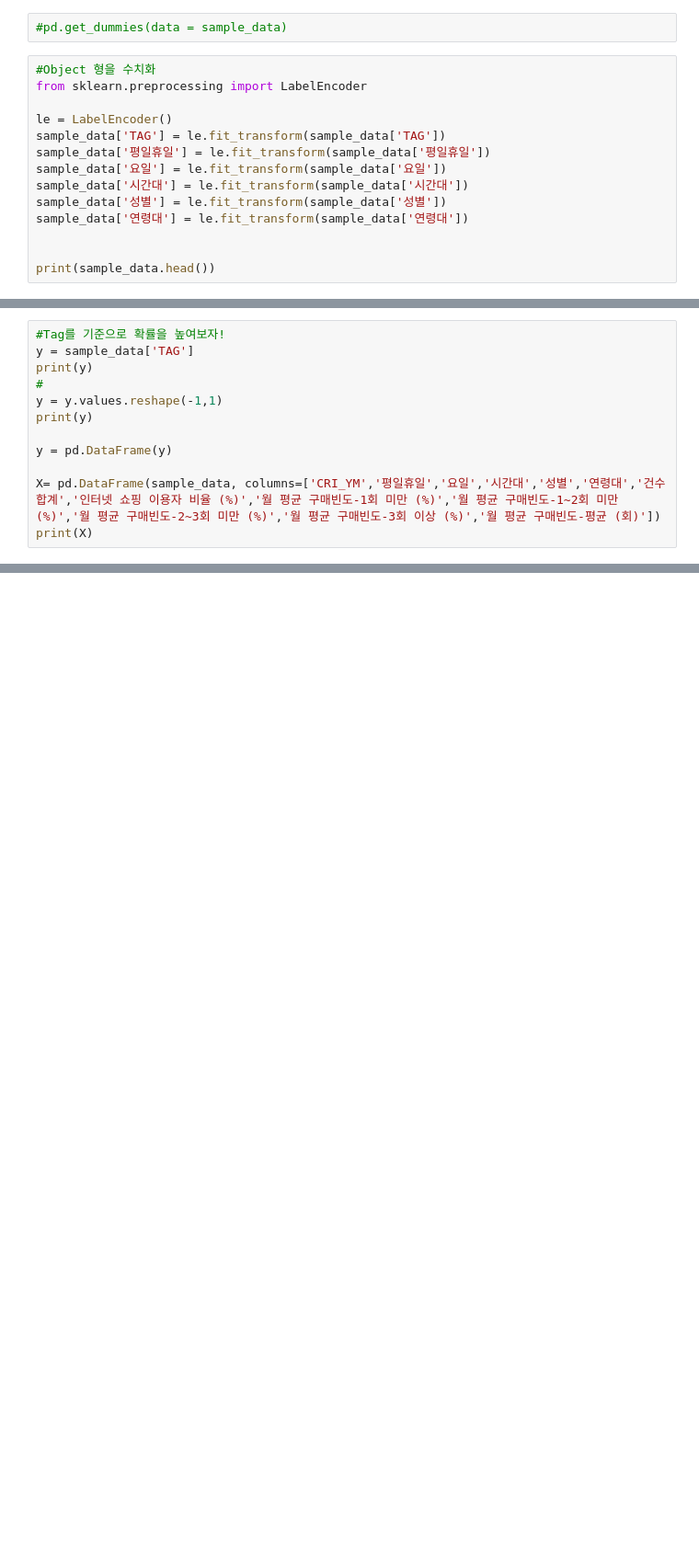
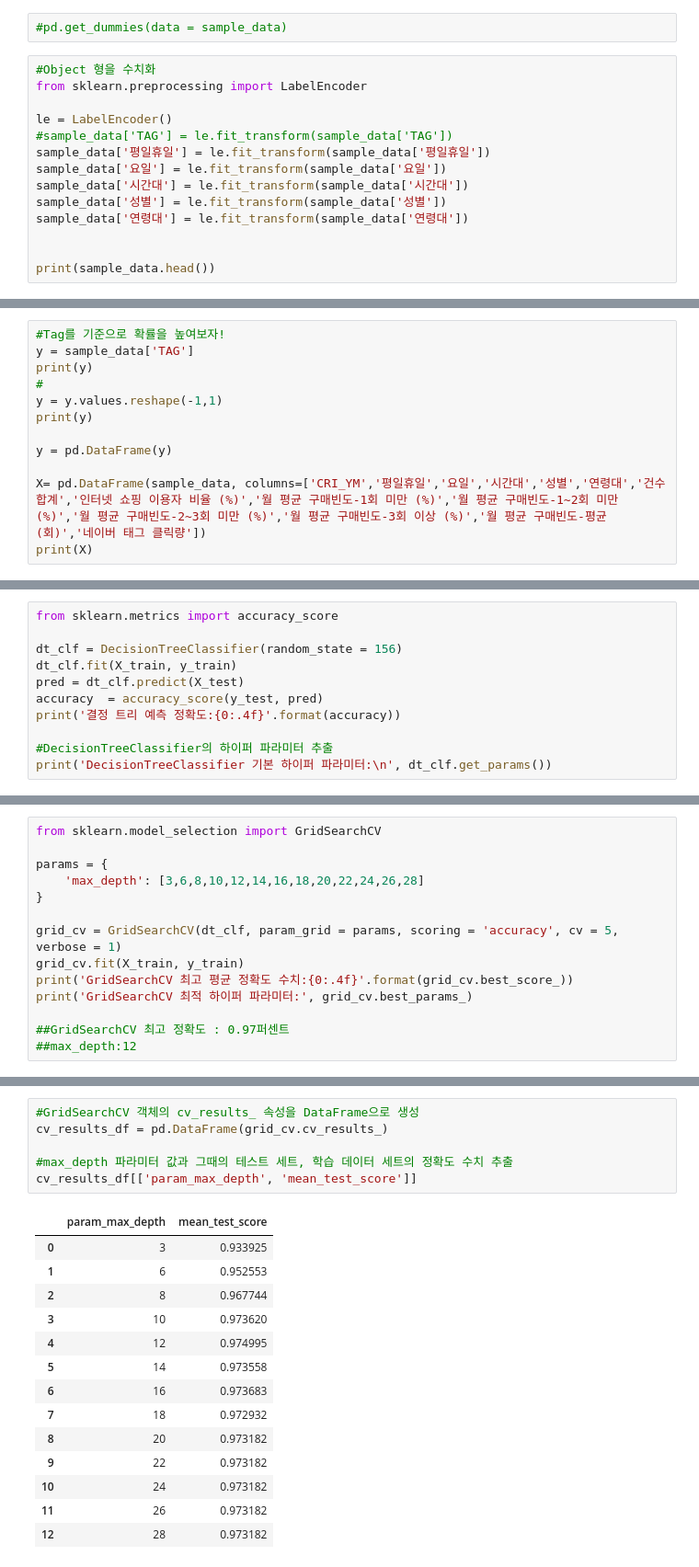
Before and after one commit to Shin-Sangseok/ShoppingMallAdd, a Jupyter notebook: Shop.ipynb, the cells around one changed output, grey strips where cells are left out. Shown at 92% size. Cells and saved outputs as stored; diff of their text form; blank space fills up the shorter version.

```diff
--- a/Shop.ipynb
+++ b/Shop.ipynb
@@ -67,7 +128,7 @@ Name: 연령대, dtype: int64
 from sklearn.preprocessing import LabelEncoder
 
 le = LabelEncoder()
-sample_data['TAG'] = le.fit_transform(sample_data['TAG'])
+#sample_data['TAG'] = le.fit_transform(sample_data['TAG'])
 sample_data['평일휴일'] = le.fit_transform(sample_data['평일휴일'])
 sample_data['요일'] = le.fit_transform(sample_data['요일'])
 sample_data['시간대'] = le.fit_transform(sample_data['시간대'])
@@ -107,6 +168,6 @@ print(y)
 
 y = pd.DataFrame(y)
 
-X= pd.DataFrame(sample_data, columns=['CRI_YM','평일휴일','요일','시간대','성별','연령대','건수합계','인터넷 쇼핑 이용자 비율 (%)','월 평균 구매빈도-1회 미만 (%)','월 평균 구매빈도-1~2회 미만 (%)','월 평균 구매빈도-2~3회 미만 (%)','월 평균 구매빈도-3회 이상 (%)','월 평균 구매빈도-평균 (회)'])
+X= pd.DataFrame(sample_data, columns=['CRI_YM','평일휴일','요일','시간대','성별','연령대','건수합계','인터넷 쇼핑 이용자 비율 (%)','월 평균 구매빈도-1회 미만 (%)','월 평균 구매빈도-1~2회 미만 (%)','월 평균 구매빈도-2~3회 미만 (%)','월 평균 구매빈도-3회 이상 (%)','월 평균 구매빈도-평균 (회)','네이버 태그 클릭량'])
 print(X)
 # %% [output]
@@ -147,0 +238,11 @@ DecisionTreeClassifier(random_state=156)
+# %%
+from sklearn.metrics import accuracy_score
+
+dt_clf = DecisionTreeClassifier(random_state = 156)
+dt_clf.fit(X_train, y_train)
+pred = dt_clf.predict(X_test)
+accuracy  = accuracy_score(y_test, pred)
+print('결정 트리 예측 정확도:{0:.4f}'.format(accuracy))
+
+#DecisionTreeClassifier의 하이퍼 파라미터 추출
+print('DecisionTreeClassifier 기본 하이퍼 파라미터:\n', dt_clf.get_params())
@@ -147,0 +253,14 @@ DecisionTreeClassifier(random_state=156)
+# %%
+from sklearn.model_selection import GridSearchCV
+
+params = {
+    'max_depth': [3,6,8,10,12,14,16,18,20,22,24,26,28]
+}
+
+grid_cv = GridSearchCV(dt_clf, param_grid = params, scoring = 'accuracy', cv = 5, verbose = 1)
+grid_cv.fit(X_train, y_train)
+print('GridSearchCV 최고 평균 정확도 수치:{0:.4f}'.format(grid_cv.best_score_))
+print('GridSearchCV 최적 하이퍼 파라미터:', grid_cv.best_params_)
+
+##GridSearchCV 최고 정확도 : 0.97퍼센트
+##max_depth:12
@@ -147,0 +271,21 @@ DecisionTreeClassifier(random_state=156)
+# %%
+#GridSearchCV 객체의 cv_results_ 속성을 DataFrame으로 생성
+cv_results_df = pd.DataFrame(grid_cv.cv_results_)
+
+#max_depth 파라미터 값과 그때의 테스트 세트, 학습 데이터 세트의 정확도 수치 추출
+cv_results_df[['param_max_depth', 'mean_test_score']]
+# %% [output]
+|  | param_max_depth | mean_test_score |
+| 0 | 3 | 0.933925 |
+| 1 | 6 | 0.952553 |
+| 2 | 8 | 0.967744 |
+| 3 | 10 | 0.973620 |
+| 4 | 12 | 0.974995 |
+| 5 | 14 | 0.973558 |
+| 6 | 16 | 0.973683 |
+| 7 | 18 | 0.972932 |
+| 8 | 20 | 0.973182 |
+| 9 | 22 | 0.973182 |
+| 10 | 24 | 0.973182 |
+| 11 | 26 | 0.973182 |
+| 12 | 28 | 0.973182 |
```
Also changed, not shown: parts of 17 cells of this notebook.
